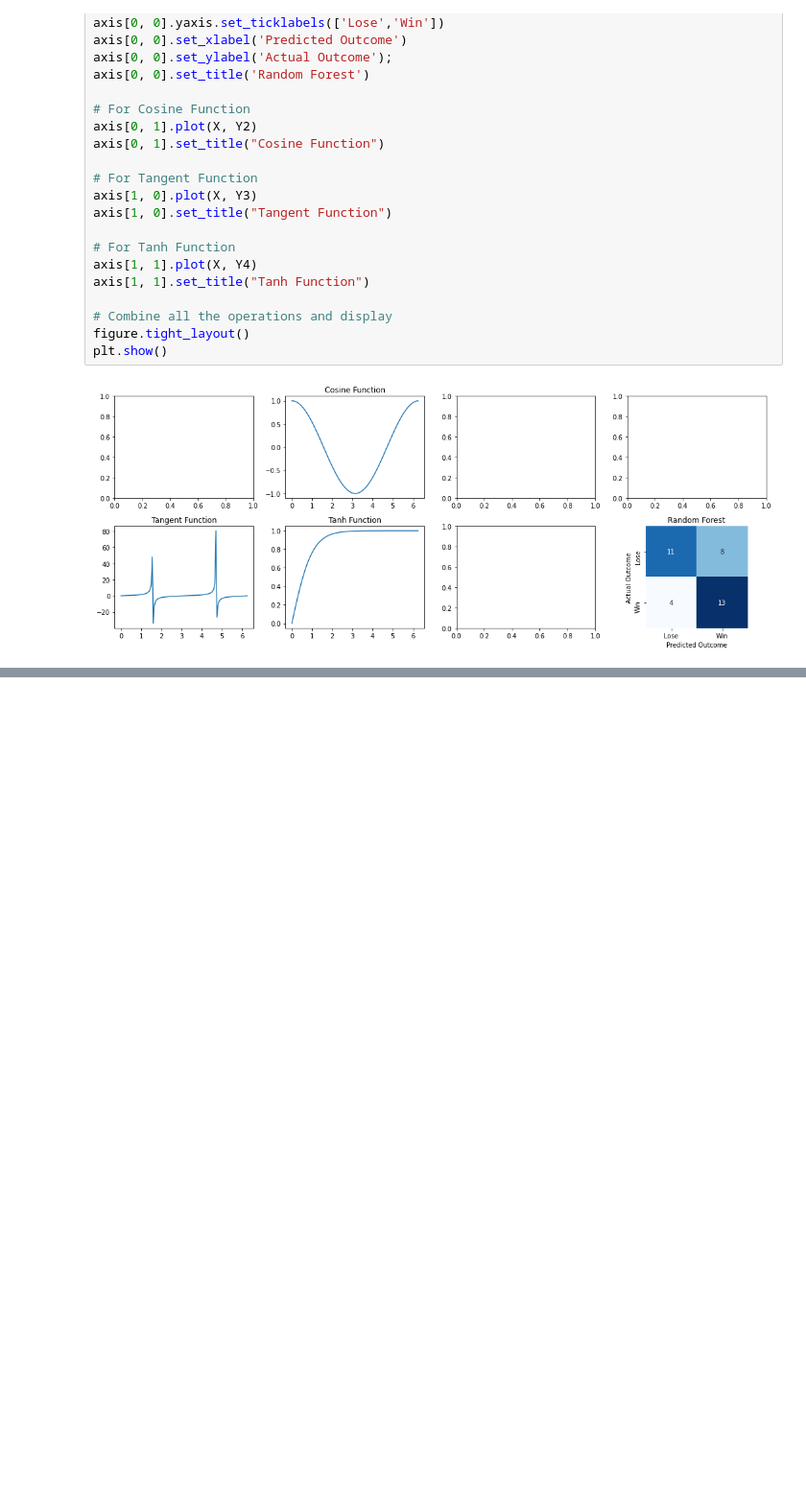
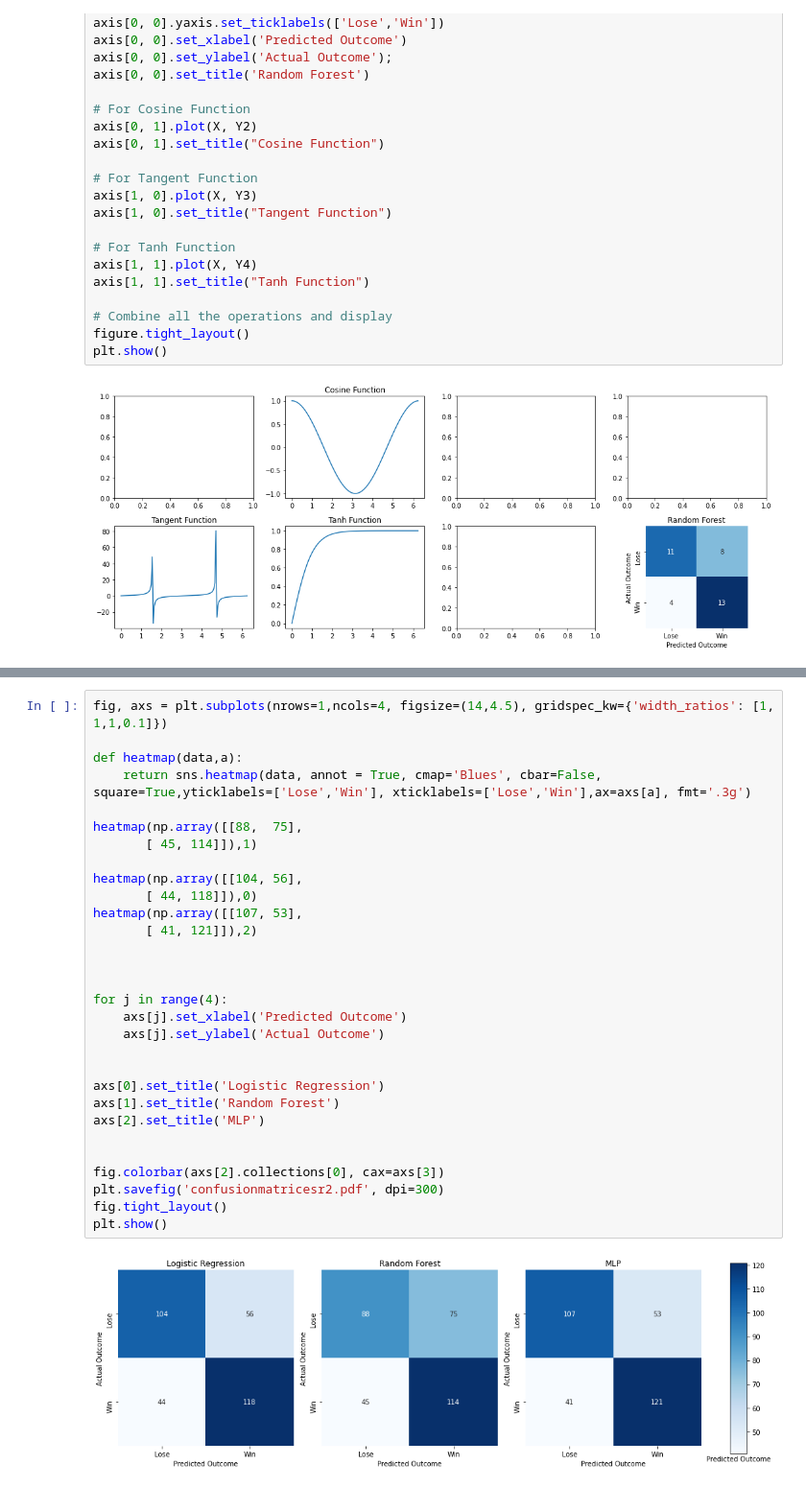
Before and after one commit to schiang28/Rouse, a Jupyter notebook: confusionmatrix.ipynb, the cells around one changed output, grey strips where cells are left out. Shown: that part at 96% size. Drawn from its saved outputs; the diff is of its cells as text; blank space fills up the shorter version.

```diff
--- a/confusionmatrix.ipynb
+++ b/confusionmatrix.ipynb
@@ -183,0 +230,32 @@ plt.show()
+# %%
+fig, axs = plt.subplots(nrows=1,ncols=4, figsize=(14,4.5), gridspec_kw={'width_ratios': [1, 1,1,0.1]})
+
+def heatmap(data,a):
+    return sns.heatmap(data, annot = True, cmap='Blues', cbar=False, square=True,yticklabels=['Lose','Win'], xticklabels=['Lose','Win'],ax=axs[a], fmt='.3g')
+
+heatmap(np.array([[88,  75],
+       [ 45, 114]]),1)
+
+heatmap(np.array([[104, 56],
+       [ 44, 118]]),0)
+heatmap(np.array([[107, 53],
+       [ 41, 121]]),2)
+
+
+
+for j in range(4):
+    axs[j].set_xlabel('Predicted Outcome')
+    axs[j].set_ylabel('Actual Outcome')
+
+
+axs[0].set_title('Logistic Regression')
+axs[1].set_title('Random Forest')
+axs[2].set_title('MLP')
+
+
+fig.colorbar(axs[2].collections[0], cax=axs[3])
+plt.savefig('confusionmatricesr2.pdf', dpi=300)
+fig.tight_layout()
+plt.show()
+# %% [output]
+[figure, added]
```
Also changed, not shown: parts of 2 cells of this notebook, 3 other files.
